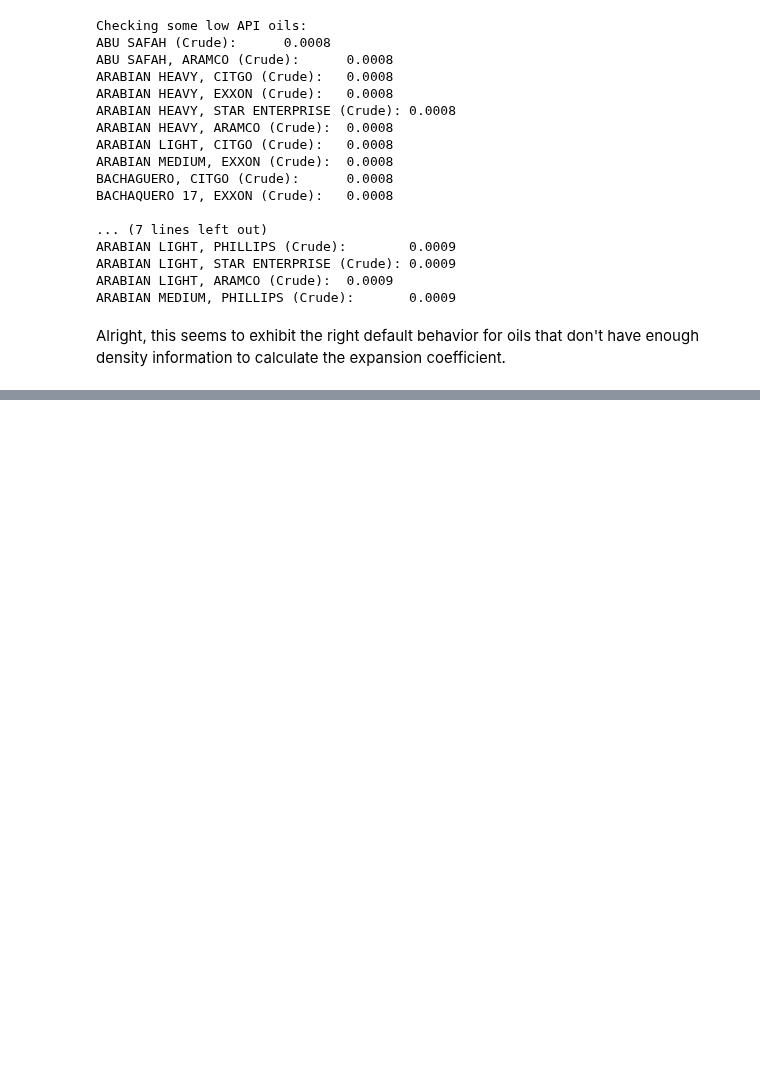
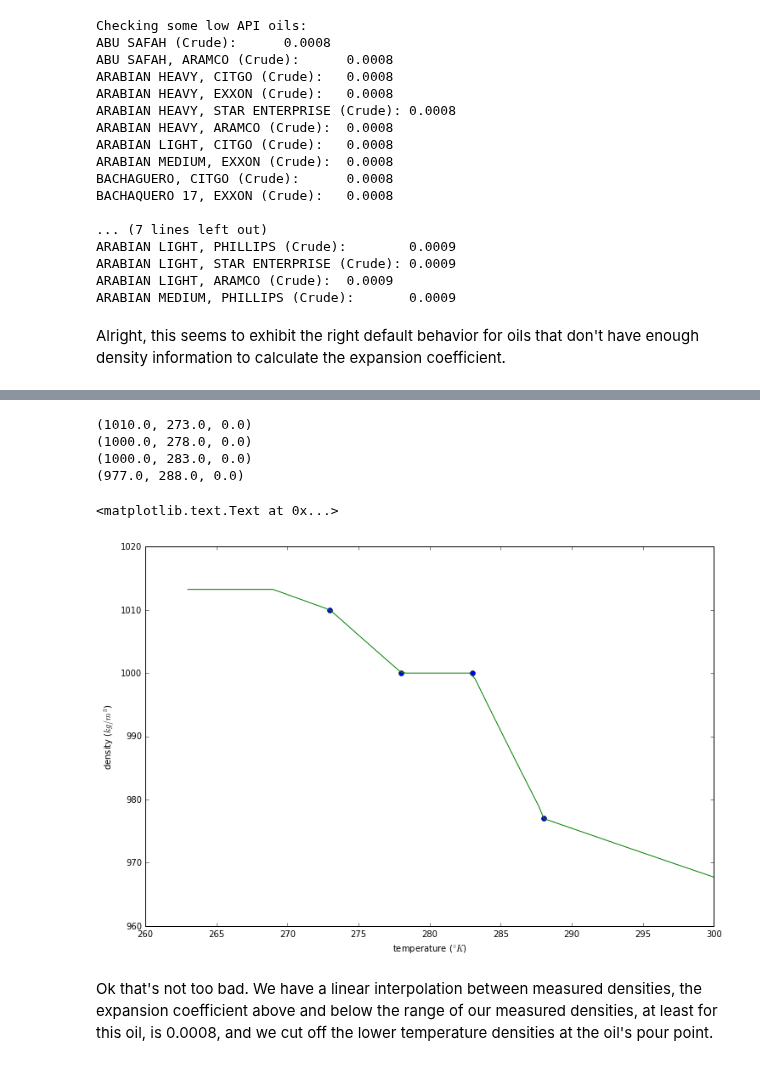
Before and after one commit to NOAA-ORR-ERD/OilLibrary, a Jupyter notebook: documentation/notebooks/Oil_Properties_Estimation.ipynb, the cells around one changed output, grey strips where cells are left out. Cells and saved outputs as stored; diff of their text form; code cells hidden in the pictures; blank space fills up the shorter version.

```diff
--- a/documentation/notebooks/Oil_Properties_Estimation.ipynb
+++ b/documentation/notebooks/Oil_Properties_Estimation.ipynb
@@ -2330,0 +2473,17 @@ Alright, this seems to exhibit the right default behavior for oils that don't ha
+# %%
+op_obj = oil_library.get_oil_props('COLD LAKE BITUMEN')
+op_obj2 = oil_library.get_oil_props('ARABIAN MEDIUM, AMOCO')
+op_obj3 = oil_library.get_oil_props('BAHIA')
+
+for d in op_obj.get_densities():
+    print d
+
+temp_k = (270, 275.0, 280.0, 285.0, 300)
+print
+print op_obj.density_at_temp(temp_k)
+pp.pprint(closest_to_temperature(op_obj.get_densities(), 280.0, num=2))
+pp.pprint(closest_to_temperature(op_obj.get_densities(), temp_k, num=2))
+
+print
+pp.pprint(oil_vol_expansion_coeff(op_obj.get_densities(), 280.0))
+pp.pprint(oil_vol_expansion_coeff(op_obj.get_densities(), temp_k))
@@ -2330,0 +2575,30 @@ Alright, this seems to exhibit the right default behavior for oils that don't ha
+# %%
+plt.figure(1, figsize=(12,8))
+ax = plt.subplot(111)
+
+
+op_obj = oil_library.get_oil_props("COLD LAKE BITUMEN")
+
+densities = op_obj.record.imported.densities
+for d in densities:
+    print (d.kg_m_3, d.ref_temp_k, d.weathering)
+
+ref_t = [d.ref_temp_k for d in densities]
+ref_d = [d.kg_m_3 for d in densities]
+ax.plot(ref_t, ref_d, 'o')
+
+temps = np.linspace(263.0, 300.0, 100)
+k_rho_t = oil_density_at_temp(op_obj.record.imported, temps)
+ax.plot(temps, k_rho_t, '-')
+
+ax.set_xlabel(r'temperature ($\degree K$)')
+ax.set_ylabel(r'density ($kg/m^3$)')
+# %% [output]
+(1010.0, 273.0, 0.0)
+(1000.0, 278.0, 0.0)
+(1000.0, 283.0, 0.0)
+(977.0, 288.0, 0.0)
+<matplotlib.text.Text at 0x...>
+[figure, added]
+# %% [markdown]
+Ok that's not too bad.  We have a linear interpolation between measured densities, the expansion coefficient above and below the range of our measured densities, at least for this oil, is 0.0008, and we cut off the lower temperature densities at the oil's pour point.
```
Also changed, not shown: parts of 11 cells of this notebook.
